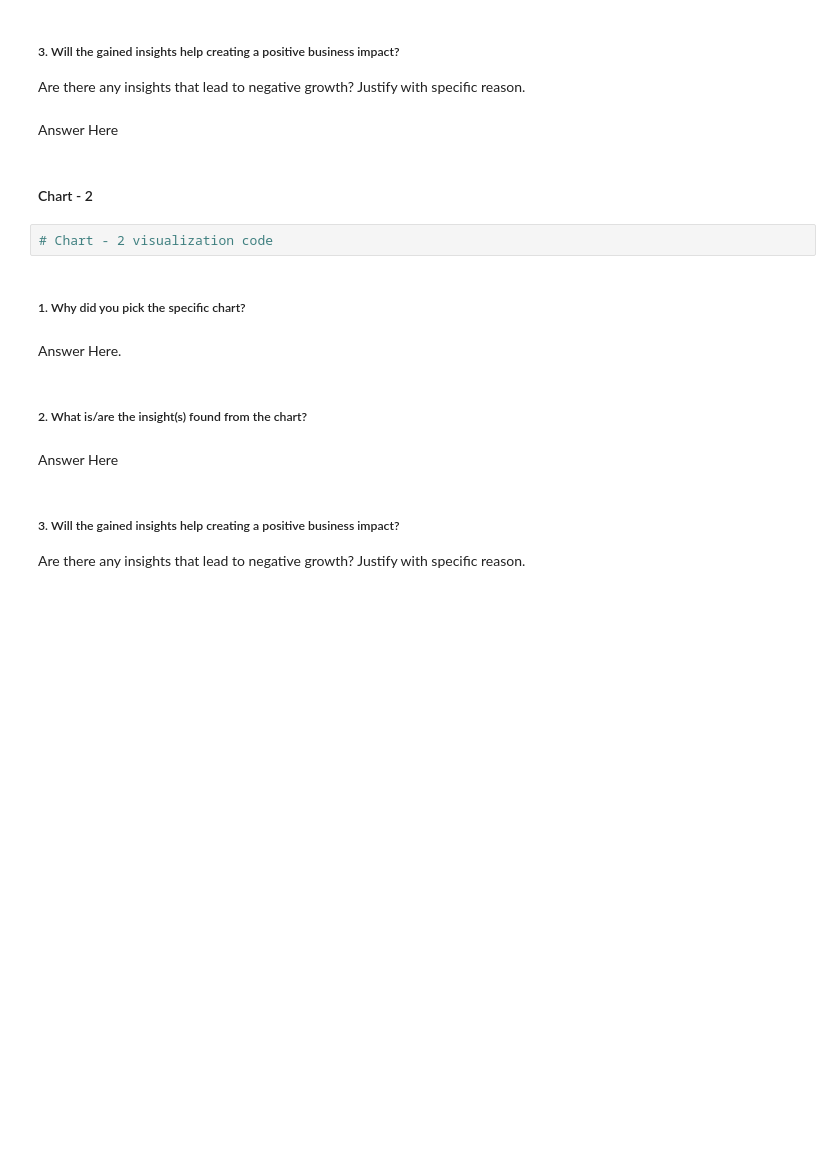
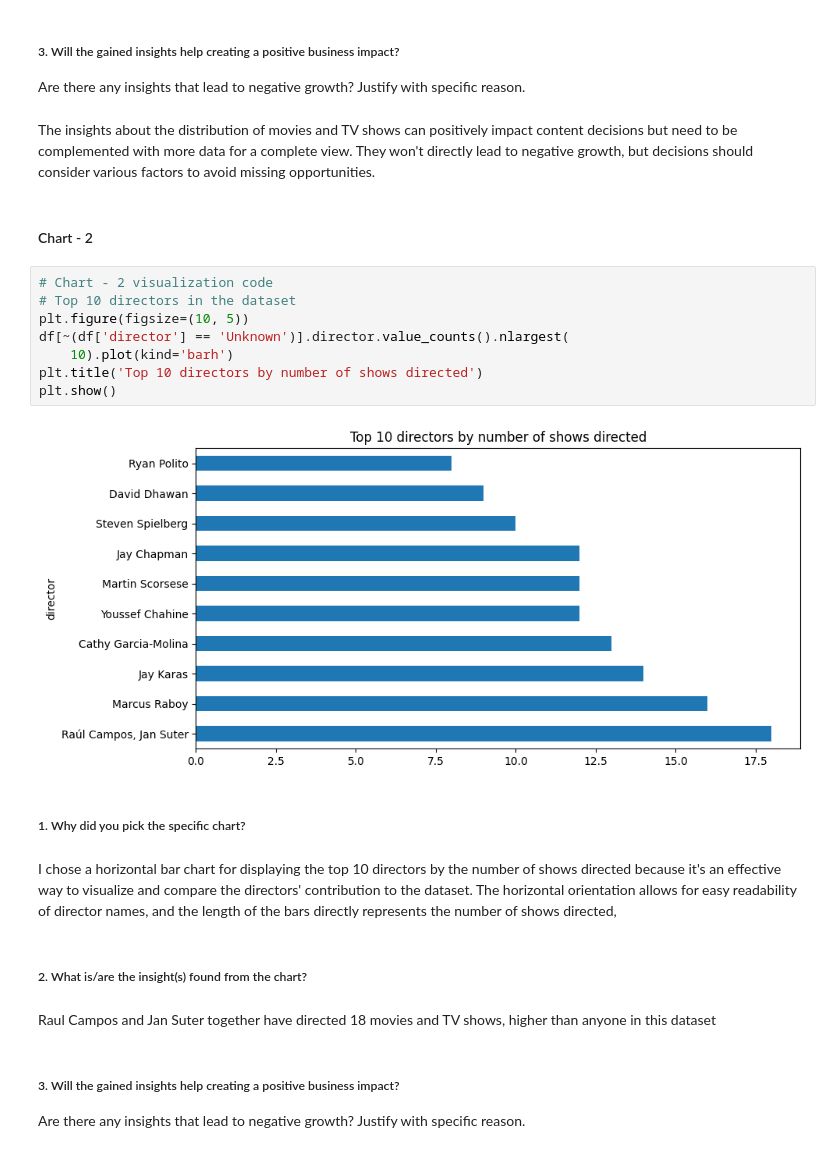
Before and after one commit to RahulSaini789/Netflix_TVshow_Movies_Clustering, a Jupyter notebook: Sample ML Submission Template.ipynb, the cells around one changed output. Drawn from its saved outputs; the diff is of its cells as text; blank space fills up the shorter version.

```diff
--- a/Sample ML Submission Template.ipynb
+++ b/Sample ML Submission Template.ipynb
@@ -528,20 +616,28 @@ Answer Here
 # %% [markdown]
 ##### 3. Will the gained insights help creating a positive business impact?
 Are there any insights that lead to negative growth? Justify with specific reason.
-# %% [markdown]
-Answer Here
+# %% [markdown]
+The insights about the distribution of movies and TV shows can positively impact content decisions but need to be complemented with more data for a complete view. They won't directly lead to negative growth, but decisions should consider various factors to avoid missing opportunities.
 # %% [markdown]
 #### Chart - 2
-# %%
-# Chart - 2 visualization code
+# %%
+# Chart - 2 visualization code
+# Top 10 directors in the dataset
+plt.figure(figsize=(10, 5))
+df[~(df['director'] == 'Unknown')].director.value_counts().nlargest(
+    10).plot(kind='barh')
+plt.title('Top 10 directors by number of shows directed')
+plt.show()
+# %% [output]
+[figure, added]
 # %% [markdown]
 ##### 1. Why did you pick the specific chart?
-# %% [markdown]
-Answer Here.
+# %% [markdown]
+I chose a horizontal bar chart for displaying the top 10 directors by the number of shows directed because it's an effective way to visualize and compare the directors' contribution to the dataset. The horizontal orientation allows for easy readability of director names, and the length of the bars directly represents the number of shows directed,
 # %% [markdown]
 ##### 2. What is/are the insight(s) found from the chart?
-# %% [markdown]
-Answer Here
+# %% [markdown]
+Raul Campos and Jan Suter together have directed 18 movies and TV shows, higher than anyone in this dataset
 # %% [markdown]
 ##### 3. Will the gained insights help creating a positive business impact?
 Are there any insights that lead to negative growth? Justify with specific reason.
```
Also changed, not shown: parts of 86 cells of this notebook, 3 other files.
